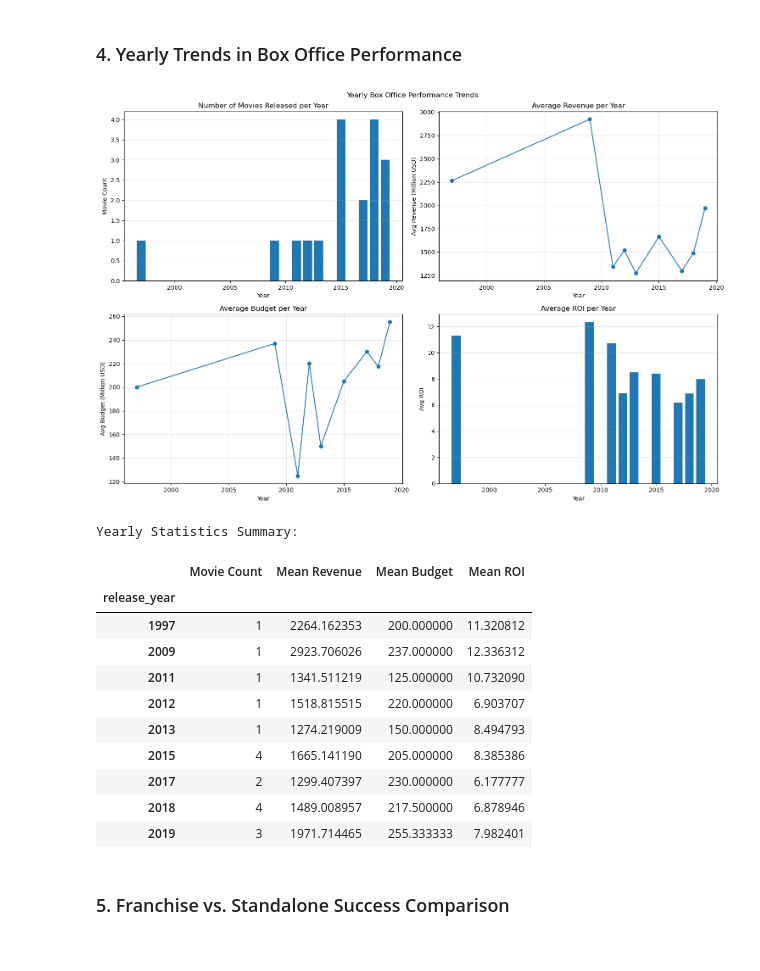
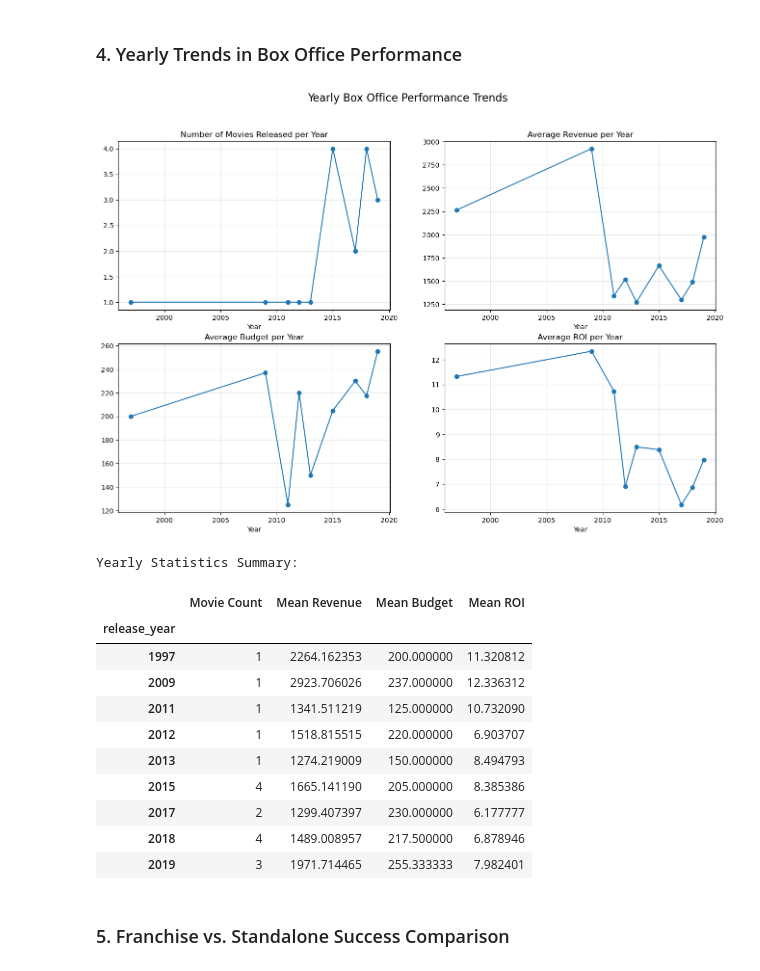
Before and after one commit to manaf-dev/tmdb-movie-data-analysis, a Jupyter notebook: notebooks/TMDB_Movie_Analysis.ipynb, the cells around one changed output. Saved outputs shown, nothing was run; the diff lists cells and outputs as text; code cells hidden in the pictures.

```diff
--- a/notebooks/TMDB_Movie_Analysis.ipynb
+++ b/notebooks/TMDB_Movie_Analysis.ipynb
@@ -502,55 +502,47 @@ plt.show()
 # %%
 # Extract year from release date
 movies_df['release_year'] = movies_df['release_date'].dt.year
 
 # Group by year and calculate metrics
 yearly_stats = movies_df.groupby('release_year').agg({
     'revenue_musd': ['count', 'mean'],
     'budget_musd': 'mean',
     'roi': 'mean'
 })
 
 yearly_stats.columns = ['Movie Count', 'Mean Revenue', 'Mean Budget', 'Mean ROI']
 
 # Create subplots
-fig, axes = plt.subplots(2, 2, figsize=(15, 10))
-fig.suptitle('Yearly Box Office Performance Trends')
+fig, axs = plt.subplots(2, 2, figsize=(16, 10))
+fig.suptitle('Yearly Box Office Performance Trends', fontsize=16)
 
 # Movie Count per Year
-axes[0, 0].bar(yearly_stats.index, yearly_stats['Movie Count'])
-axes[0, 0].set_title('Number of Movies Released per Year')
-axes[0, 0].set_xlabel('Year')
-axes[0, 0].set_ylabel('Movie Count')
-axes[0, 0].grid(True, axis='y', alpha=0.3)
+axs[0, 0].plot(yearly_stats.index, yearly_stats['Movie Count'], marker='o')
+axs[0, 0].set_title('Number of Movies Released per Year')
 
 # Average Revenue per Year
-axes[0, 1].plot(yearly_stats.index, yearly_stats['Mean Revenue'], marker='o')
-axes[0, 1].set_title('Average Revenue per Year')
-axes[0, 1].set_xlabel('Year')
-axes[0, 1].set_ylabel('Avg Revenue (Million USD)')
-axes[0, 1].grid(True, alpha=0.3)
+axs[0, 1].plot(yearly_stats.index, yearly_stats['Mean Revenue'], marker='o')
+axs[0, 1].set_title('Average Revenue per Year')
 
 # Average Budget per Year
-axes[1, 0].plot(yearly_stats.index, yearly_stats['Mean Budget'], marker='o')
-axes[1, 0].set_title('Average Budget per Year')
-axes[1, 0].set_xlabel('Year')
-axes[1, 0].set_ylabel('Avg Budget (Million USD)')
-axes[1, 0].grid(True, alpha=0.3)
+axs[1, 0].plot(yearly_stats.index, yearly_stats['Mean Budget'], marker='o')
+axs[1, 0].set_title('Average Budget per Year')
 
 # Average ROI per Year
-axes[1, 1].bar(yearly_stats.index, yearly_stats['Mean ROI'])
-axes[1, 1].set_title('Average ROI per Year')
-axes[1, 1].set_xlabel('Year')
-axes[1, 1].set_ylabel('Avg ROI')
-axes[1, 1].grid(True, axis='y', alpha=0.3)
+axs[1, 1].plot(yearly_stats.index, yearly_stats['Mean ROI'], marker='o')
+axs[1, 1].set_title('Average ROI per Year')
 
-plt.tight_layout()
+
+for ax in axs.flat:
+    ax.set_xlabel('Year')
+    ax.grid(True, alpha=0.3)
+
 plt.show()
 
 print("\nYearly Statistics Summary:")
 yearly_stats
 # %% [output]
-[figure, old version]
+[figure, new version]
 Yearly Statistics Summary:
 |  | Movie Count | Mean Revenue | Mean Budget | Mean ROI |
 | release_year |  |  |  |  |
```
Also changed, not shown: parts of 5 cells of this notebook.
